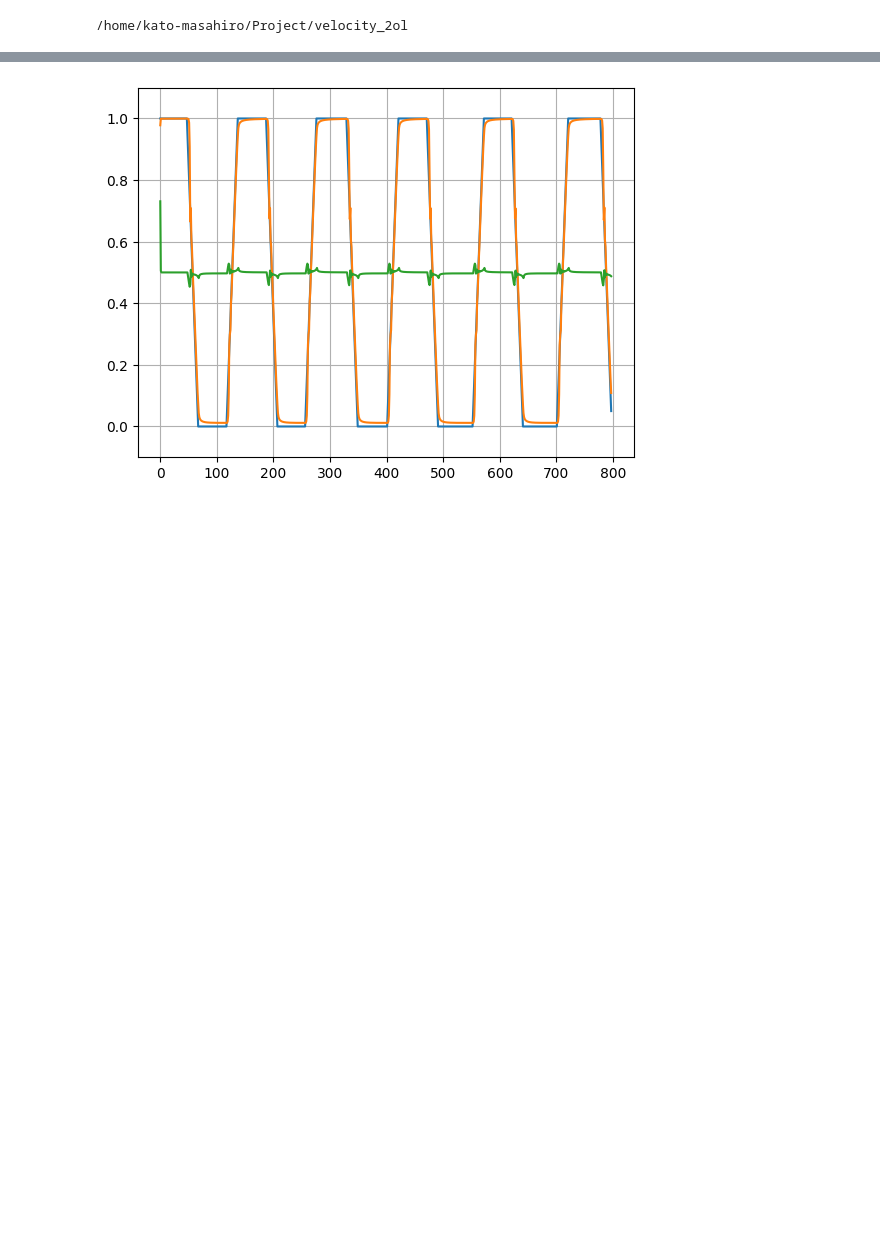
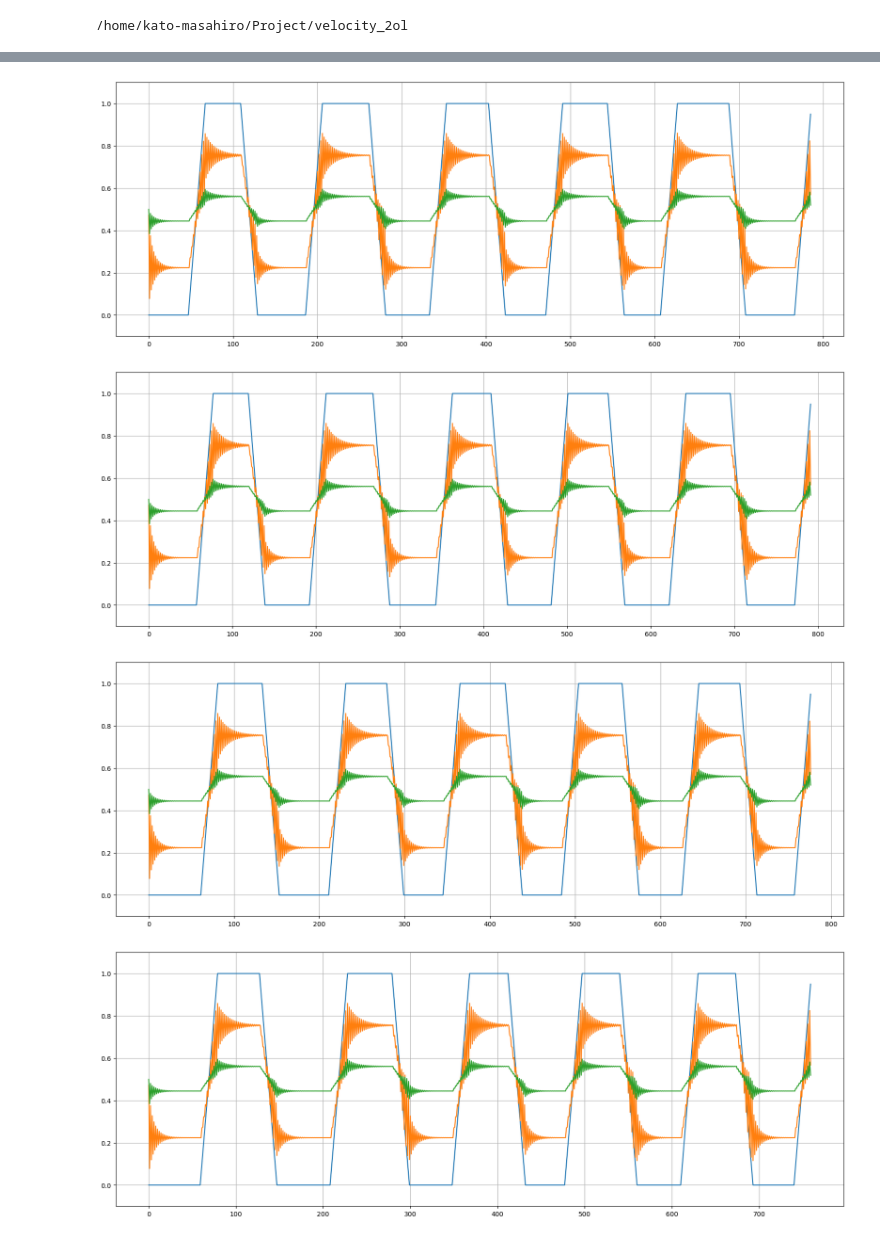
Before and after one commit to kato-mahiro/velocity_2ol, a Jupyter notebook: check_history.ipynb, the cells around one changed output, grey strips where cells are left out. Cells and saved outputs as stored; diff of their text form; code cells hidden in the pictures; blank space fills up the shorter version.

```diff
--- a/check_history.ipynb
+++ b/check_history.ipynb
@@ -26,4 +24,8 @@ p = modneat.Checkpointer.restore_checkpoint('./results/velocity_task.velocity_ta
 # %%
+checkpoint_path = '/home/kato-masahiro/Project/velocity_2ol/results2023_3_4/task_lv1/[CONTINUED]velocity_task.velocity_task_N_ModExHebbFFN_lv0/checkpoints/checkpoint-999'
+
+p = modneat.Checkpointer.restore_checkpoint(checkpoint_path)
+p.config.genome_config.enabled_mutate_rate
 population_list = list(p.population.values())
 population_list = sorted(population_list, key=attrgetter('fitness'))
 best_individual = population_list[-1]
@@ -30,18 +49,22 @@ best_individual = population_list[-1]
 # %%
 #print(best_individual.history)
 
 for loop_list in best_individual.history:
     target_list = [d['target'] for d in loop_list]
     output_list = [d['output'][0] for d in loop_list]
     input_list = [d['input'] for d in loop_list]
     xlabel = [n for n in range(len(input_list))]
     #print(target_list)
     #print(output_list)
+    fig = plt.figure(figsize=(20,7))
     plt.plot(xlabel, target_list)
     plt.plot(xlabel, output_list)
     plt.plot(xlabel, input_list)
     plt.ylim(-0.1,1.1)
     plt.grid()
     plt.show()
 # %% [output]
-[figure, old version]
+[figure, new version]
+[figure, added]
+[figure, added]
+[figure, added]
```
Also changed, not shown: parts of 5 cells of this notebook.
